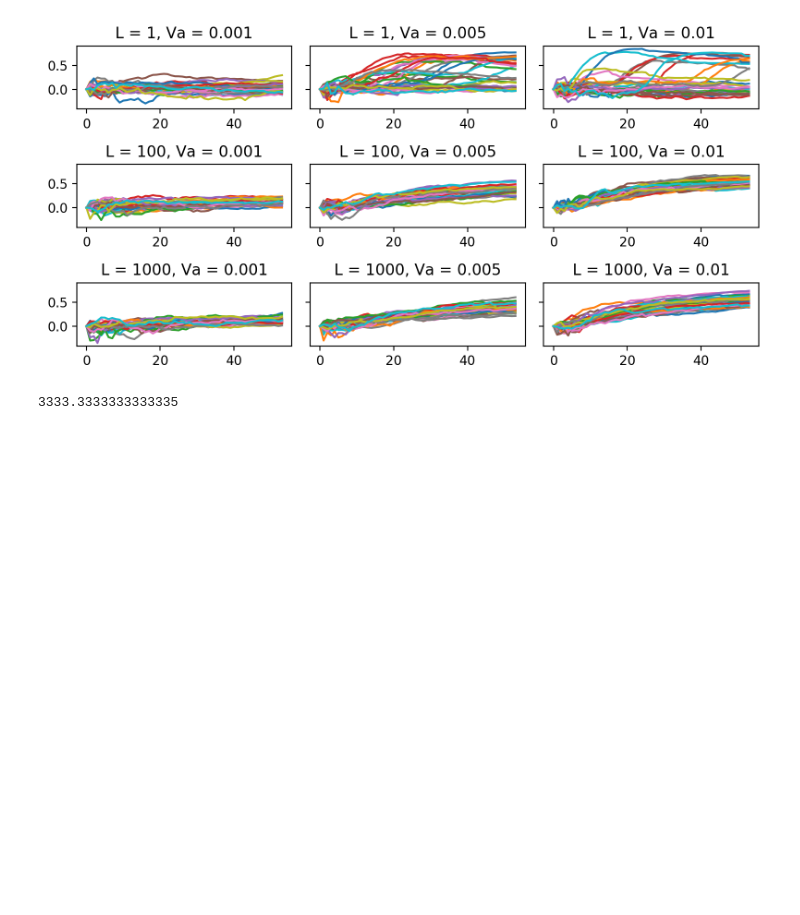
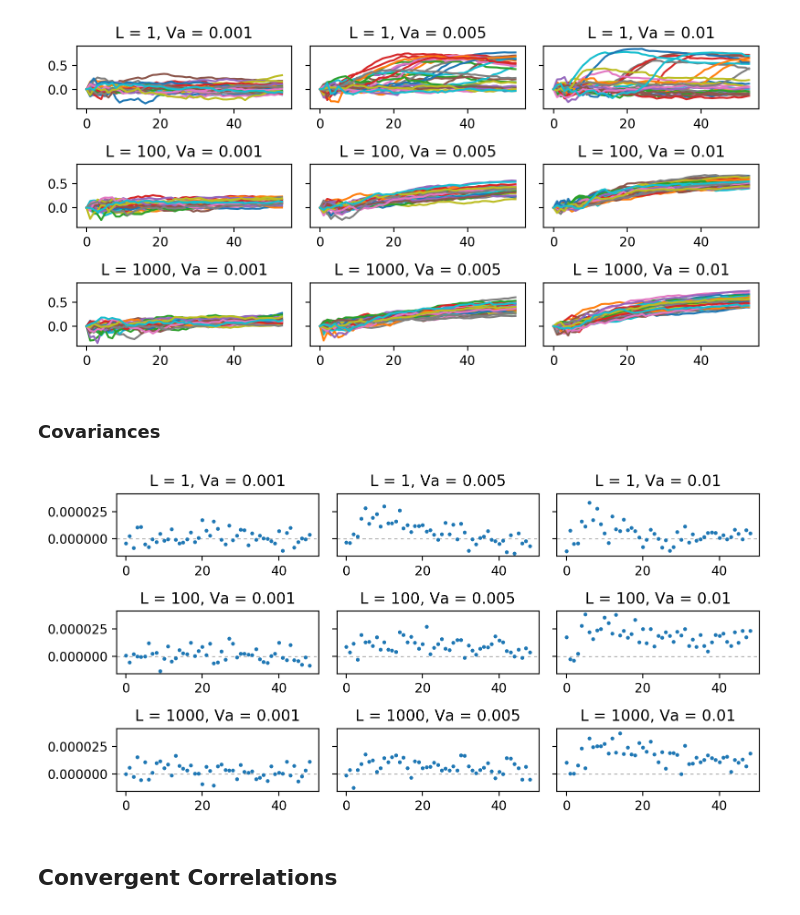
Before and after one commit to vsbuffalo/cvtk, a Jupyter notebook: notebooks/split_exp_architecture.ipynb, the cells around one changed output. Saved outputs shown, nothing was run; the diff lists cells and outputs as text; code cells hidden in the pictures; blank space fills up the shorter version.

```diff
--- a/notebooks/split_exp_architecture.ipynb
+++ b/notebooks/split_exp_architecture.ipynb
@@ -163,7 +165,34 @@ for i, L in enumerate(Ls):
 plt.tight_layout()
 # %% [output]
 [figure]
-# %%
-(0.5 * 60) / 0.009
-# %% [output]
-3333.3333333333335
+# %% [markdown]
+### Covariances
+# %%
+stacked_covs_subset = average_runs(covs_subset)
+# %%
+fix, ax = plt.subplots(nrows = 3, ncols=3, sharey=True)
+
+Ls = sorted(subset_params['L'])
+Vas = sorted(subset_params['Va'])
+
+
+maxgen = 50
+ref = 5
+
+for i, L in enumerate(Ls):
+    for j, Va in enumerate(Vas):
+        d = extract_runs({'Va':[Va], 'L':[L]}, stacked_covs_subset)
+        assert(len(d.keys()) == 1)
+        # this essentially unnests the single element
+        for run in list(d.values()):
+            tempcovs = stack_temporal_covariances(run[0].mean(axis=0), run[2][0], run[2][1])
+            n = tempcovs[0].shape[0]
+            idx = (np.arange(n) != ref) & (np.arange(n) < maxgen)
+            ax[i, j].axhline(0, c='0.5', linewidth=0.5, linestyle=(0, (5, 5)))
+            ax[i, j].plot(tempcovs[ref, idx, 1], 'o', markersize=2)
+            ax[i, j].set_title(f"L = {L}, Va = {Va}")
+plt.tight_layout()
+# %% [output]
+[figure, added]
+# %% [markdown]
+## Convergent Correlations
```
Also changed, not shown: parts of 3 cells of this notebook, 7 other files.
